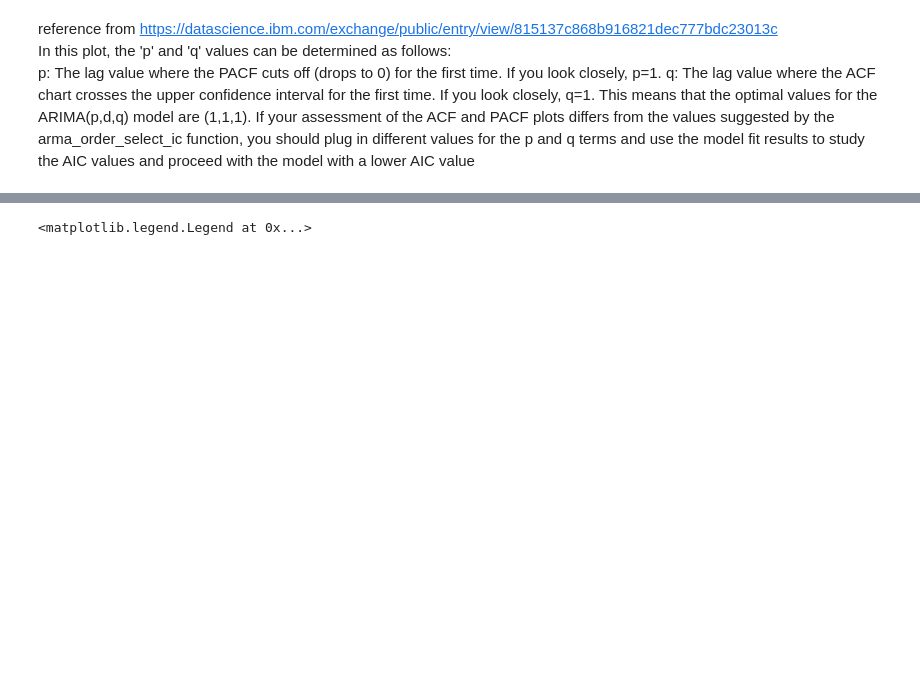
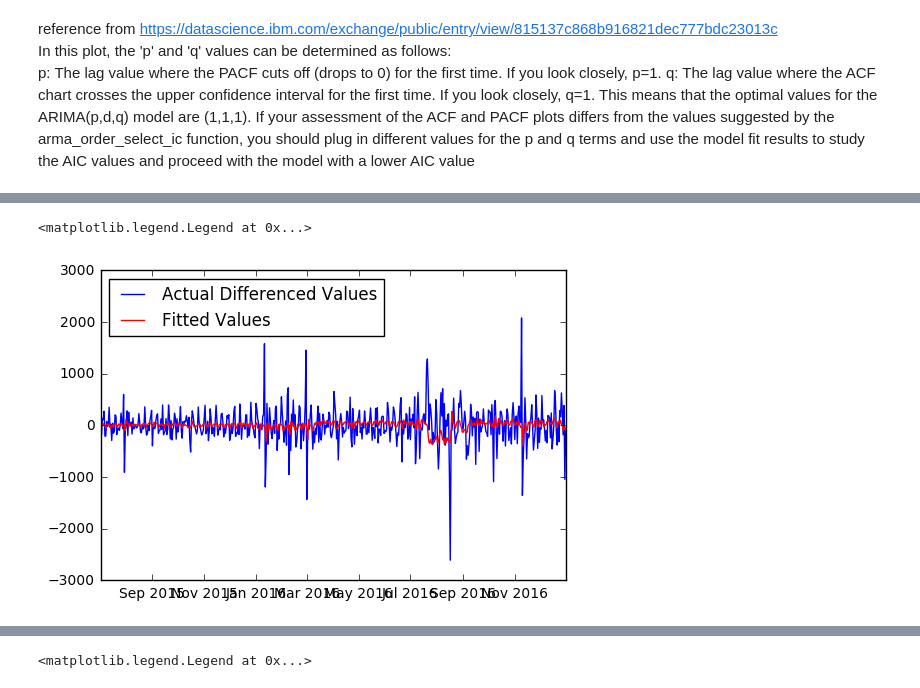
Before and after one commit to darekarsam/Web-Traffic-Forecasting, a Jupyter notebook: Web Traffic Time Series Forecasting.ipynb, the cells around one changed output, grey strips where cells are left out. Cells and saved outputs as stored; diff of their text form; code cells hidden in the pictures; blank space fills up the shorter version.

```diff
--- a/Web Traffic Time Series Forecasting.ipynb
+++ b/Web Traffic Time Series Forecasting.ipynb
@@ -356,0 +359,10 @@ residuals.describe()
+# %%
+# AR(1 1 1) gives error
+model = ARIMA(differencedEn, order=(3, 0, 1))
+results_ARIMA = model.fit(disp=-1)
+plt.plot(differencedEn, label='Actual Differenced Values')
+plt.plot(results_ARIMA.fittedvalues, color='red', label='Fitted Values')
+plt.legend(loc='best')
+# %% [output]
+<matplotlib.legend.Legend at 0x...>
+[figure, added]
```
Also changed, not shown: parts of 18 cells of this notebook.
